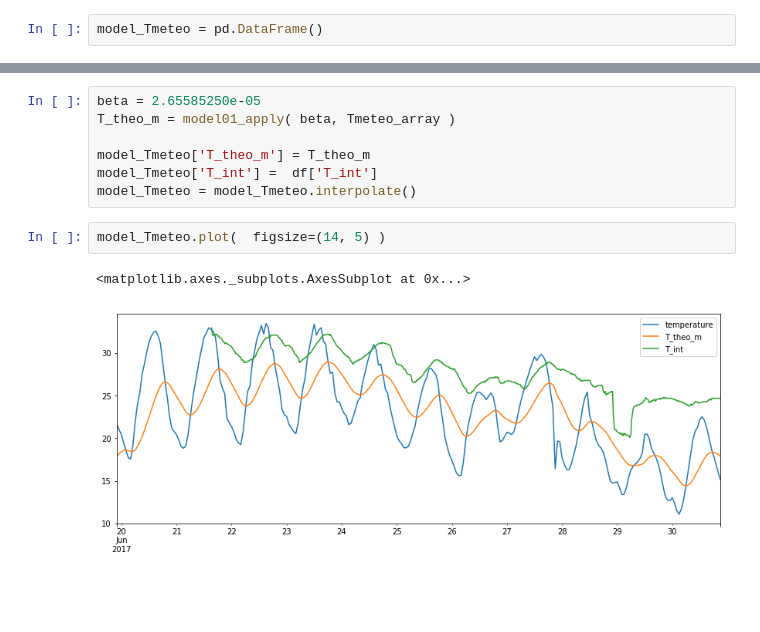
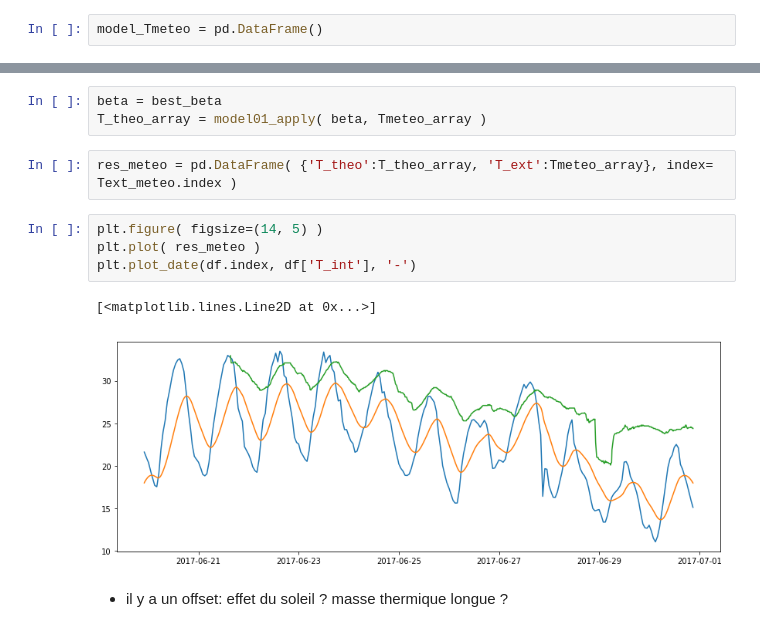
Before and after one commit to xdze2/thermique_appart, a Jupyter notebook: Model01.ipynb, the cells around one changed output, grey strips where cells are left out. Drawn from its saved outputs; the diff is of its cells as text; blank space fills up the shorter version.

```diff
--- a/Model01.ipynb
+++ b/Model01.ipynb
@@ -150,13 +152,15 @@ Tmeteo_array = model_Tmeteo.as_matrix().flatten()
 #T_int = df['T_int'].as_matrix().flatten()
-# %%
-beta = 2.65585250e-05
-T_theo_m = model01_apply( beta, Tmeteo_array )
-
-model_Tmeteo['T_theo_m'] = T_theo_m
-model_Tmeteo['T_int'] =  df['T_int']
-model_Tmeteo = model_Tmeteo.interpolate()
-# %%
-model_Tmeteo.plot(  figsize=(14, 5) )
-# %% [output]
-<matplotlib.axes._subplots.AxesSubplot at 0x...>
-[figure, removed]
+# %%
+beta = best_beta
+T_theo_array = model01_apply( beta, Tmeteo_array )
+# %%
+res_meteo = pd.DataFrame( {'T_theo':T_theo_array, 'T_ext':Tmeteo_array}, index= Text_meteo.index )
+# %%
+plt.figure( figsize=(14, 5) )
+plt.plot( res_meteo )
+plt.plot_date(df.index, df['T_int'], '-')
+# %% [output]
+[<matplotlib.lines.Line2D at 0x...>]
+[figure, added]
+# %% [markdown]
+* il y a un offset: effet du soleil ? masse thermique longue ?
```
Also changed, not shown: parts of 28 cells of this notebook.
